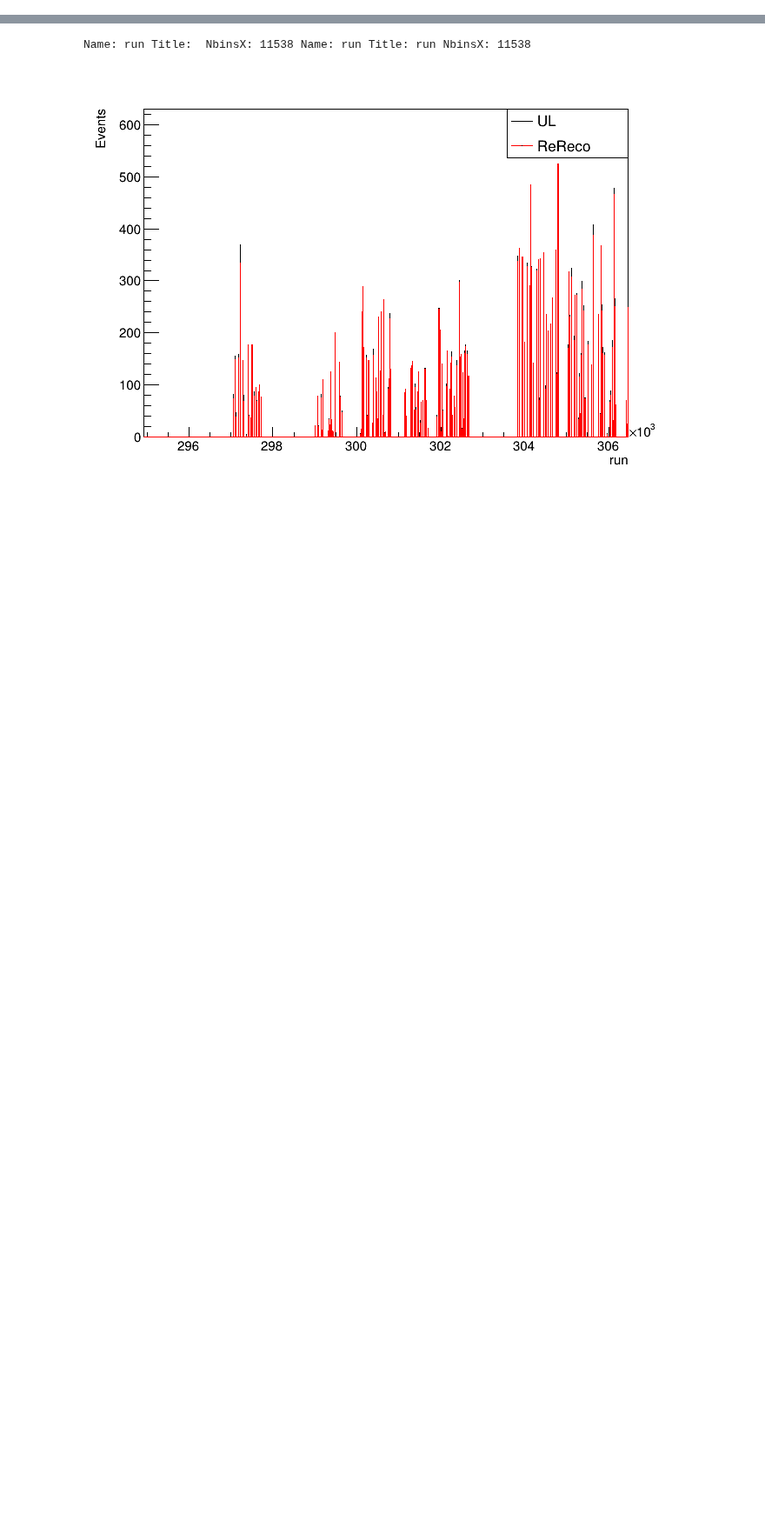
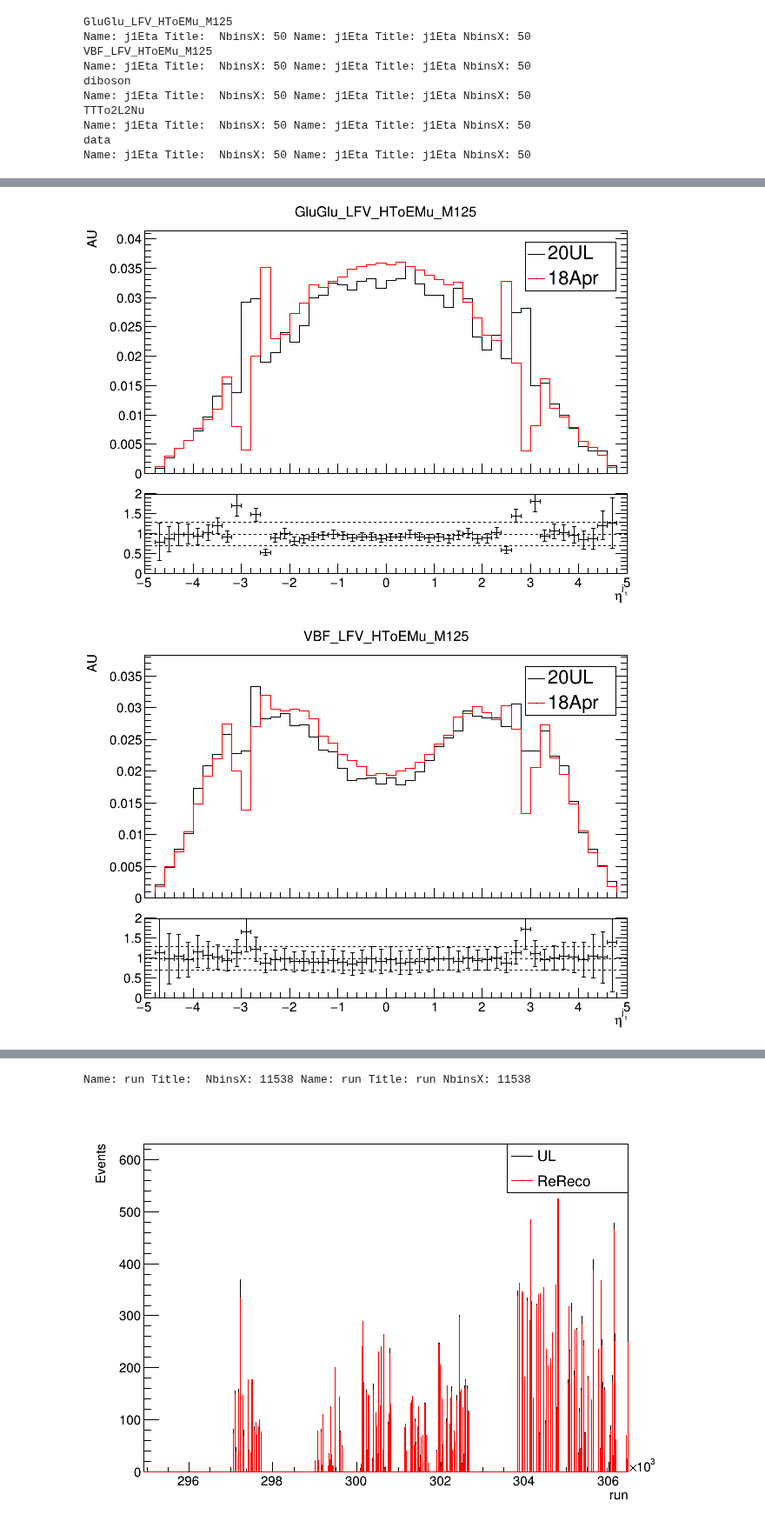
Before and after one commit to kawaho/Flavour-Violating-Coffea, a Jupyter notebook: quickNB/ULvsReReco.ipynb, the cells around one changed output, grey strips where cells are left out. Shown at 87% size. Drawn from its saved outputs; the diff is of its cells as text; code cells hidden in the pictures; blank space fills up the shorter version.

```diff
--- a/quickNB/ULvsReReco.ipynb
+++ b/quickNB/ULvsReReco.ipynb
@@ -24,3 +26,67 @@ Rereco GG 6973.11768572568
 UL data 36342.0
 Rereco data 36438.0
 % diff data -0.26415717351824336
+# %%
+ULnames = ['GluGlu_LFV_HToEMu_M125', 'VBF_LFV_HToEMu_M125', 'diboson', 'TTTo2L2Nu', 'data']
+fs_names = ["GluGlu_LFV_HToEMu_M125_13TeV_powheg_pythia8_v2-PU2017_12Apr2018_94X_mc2017_realistic_v14-v1",
+            "VBF_LFV_HToEMu_M125_13TeV_powheg_pythia8_v2-PU2017_12Apr2018_94X_mc2017_realistic_v14-v1",
+            "diboson",
+            "TTTo2L2Nu_TuneCP5_PSweights_13TeV-powheg-pythia8_v2-PU2017_12Apr2018_new_pmx_94X_mc2017_realistic_v14-v2",
+            "data"]
+fULs, fs = [], []
+for ULname, fs_name in zip(ULnames, fs_names):
+    fULs.append(r.TFile(f'/afs/hep.wisc.edu/user/kaho/NDHiggs/results/2017/makeHist/{ULname}.root'))
+    fs.append(r.TFile(f'/afs/hep.wisc.edu/home/kaho/CMSSW_10_2_16_UL/src/UWHiggs2017/em/results/Data2017JEC/AnalyzeEMYield/noJnoB/{fs_name}.root'))
+
+vars_ = ['j1Eta']#'emMass', 'ePt', 'mPt', 'eEta', 'mEta', 'j1Pt', 'j1Eta', 'j2Pt', 'j2Eta']
+titles = ['#eta^{j_{1}}'] #'m_{e#mu} (GeV)', 'p_{T}^{e} (GeV)', 'p_{T}^{#mu} (GeV)', '#eta^{e}', '#eta^{#mu}', 'p_{T}^{j_{1}} (GeV)', '#eta^{j_{1}}', 'p_{T}^{j_{2}}(GeV)'
+          #, '#eta^{j_{2}}']
+c = []
+legends = []
+rps = []
+for sample_name, f, fUL in zip(ULnames, fs, fULs):
+    print(sample_name)
+    for var_, title in zip(vars_, titles):
+        c.append(r.TCanvas())
+        c[-1].cd()
+        h1 = fUL.Get(f'{var_}')
+        h2 = f.Get(f'TightOS/{var_}')
+        print(h1,h2)
+        h1.Scale(1/h1.Integral())
+        h2.Scale(1/h2.Integral())
+        h1.SetMaximum((max(h1.GetMaximum(),h2.GetMaximum()))*1.15)
+
+        if var_=='j1Pt': h1.GetXaxis().SetRangeUser(30, 300)
+        if var_=='j2Pt': h1.GetXaxis().SetRangeUser(30, 160)
+
+        h1.SetTitle(f'{sample_name};{title};AU')
+        h1.SetLineColor(1)
+        h2.SetLineColor(2)
+
+        rps.append(r.TRatioPlot(h1, h2, "divsym"))
+        rp = rps[-1]
+        c[-1].SetTicks(0, 1)
+        rp.SetH1DrawOpt('HIST')
+        rp.SetH2DrawOpt('HIST')
+        rp.Draw()
+        rp.GetLowerRefGraph().SetMinimum(0)
+        rp.GetLowerRefGraph().SetMaximum(2)
+        rp.GetLowYaxis().SetRangeUser(0,10)
+        rp.GetLowYaxis().SetNdivisions(505)
+        legends.append(r.TLegend(0.73,0.78,0.88,0.9))
+        legends[-1].AddEntry(h1, "20UL")
+        legends[-1].AddEntry(h2, "18Apr")
+        legends[-1].Draw('Same')
+        c[-1].Update()
+        c[-1].Draw()
+# %% [output]
+GluGlu_LFV_HToEMu_M125
+Name: j1Eta Title:  NbinsX: 50 Name: j1Eta Title: j1Eta NbinsX: 50
+VBF_LFV_HToEMu_M125
+Name: j1Eta Title:  NbinsX: 50 Name: j1Eta Title: j1Eta NbinsX: 50
+diboson
+Name: j1Eta Title:  NbinsX: 50 Name: j1Eta Title: j1Eta NbinsX: 50
+TTTo2L2Nu
+Name: j1Eta Title:  NbinsX: 50 Name: j1Eta Title: j1Eta NbinsX: 50
+data
+Name: j1Eta Title:  NbinsX: 50 Name: j1Eta Title: j1Eta NbinsX: 50
@@ -26,0 +98,2 @@ Rereco data 36438.0
+[figure, added]
+[figure, added]
```
Also changed, not shown: parts of 5 cells of this notebook, 4 other files.
